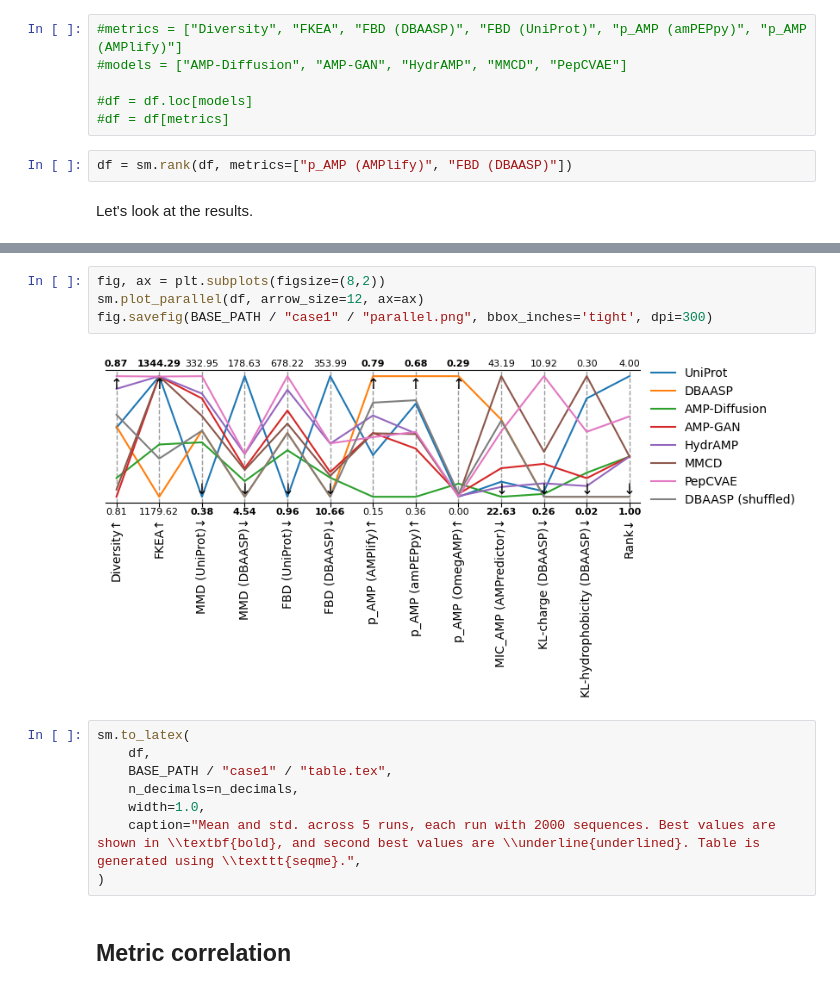
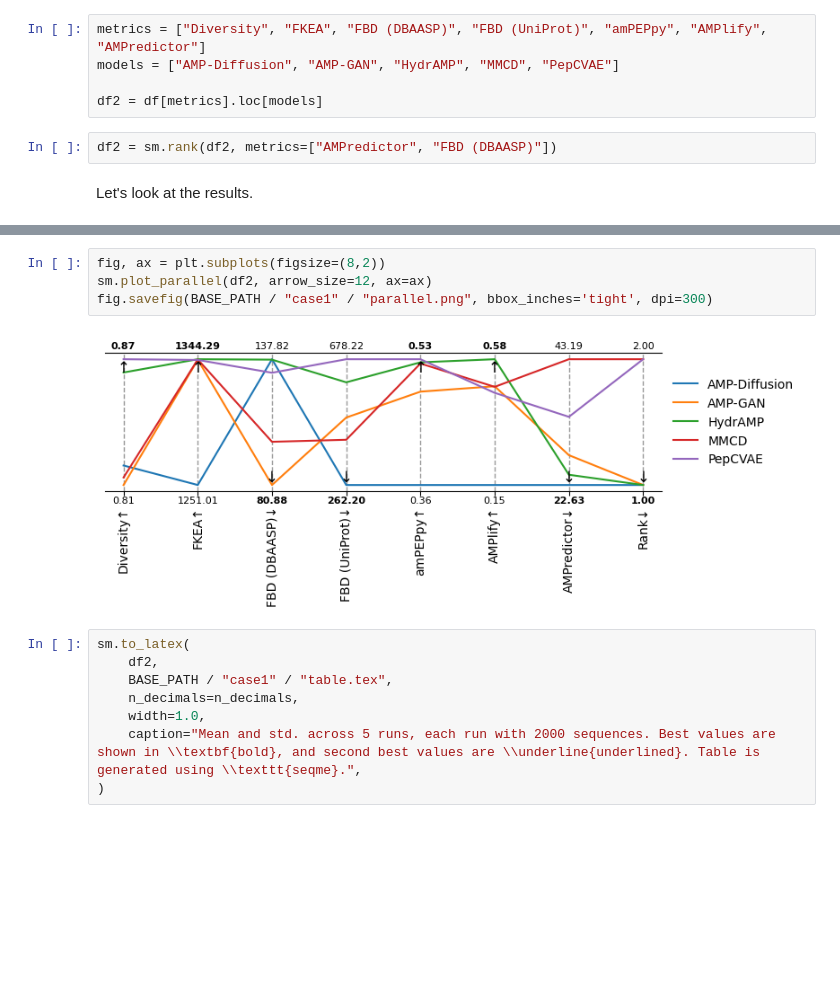
Before and after one commit to szczurek-lab/seqme-reproducibility, a Jupyter notebook: notebooks/1_benchmark.ipynb, the cells around one changed output, grey strips where cells are left out. Saved outputs shown, nothing was run; the diff lists cells and outputs as text; blank space fills up the shorter version.

```diff
--- a/notebooks/1_benchmark.ipynb
+++ b/notebooks/1_benchmark.ipynb
@@ -219,13 +588,12 @@ sm.to_pickle(cache.get(), CACHE_PATH)
 # %%
 df = sm.read_pickle(BENCHMARK_DF_PATH)
 # %%
-#metrics = ["Diversity", "FKEA", "FBD (DBAASP)", "FBD (UniProt)", "p_AMP (amPEPpy)", "p_AMP (AMPlify)"]
-#models = ["AMP-Diffusion", "AMP-GAN", "HydrAMP", "MMCD", "PepCVAE"]
+metrics = ["Diversity", "FKEA", "FBD (DBAASP)", "FBD (UniProt)", "amPEPpy", "AMPlify", "AMPredictor"]
+models = ["AMP-Diffusion", "AMP-GAN", "HydrAMP", "MMCD", "PepCVAE"]
 
-#df = df.loc[models]
-#df = df[metrics]
+df2 = df[metrics].loc[models]
 # %%
-df = sm.rank(df, metrics=["p_AMP (AMPlify)", "FBD (DBAASP)"])
+df2 = sm.rank(df2, metrics=["AMPredictor", "FBD (DBAASP)"])
 # %% [markdown]
 Let's look at the results.
 # %%
@@ -244,16 +609,14 @@ sm.show(df, color_style="bar", n_decimals=n_decimals)
 # %%
 fig, ax = plt.subplots(figsize=(8,2))
-sm.plot_parallel(df, arrow_size=12, ax=ax)
+sm.plot_parallel(df2, arrow_size=12, ax=ax)
 fig.savefig(BASE_PATH / "case1" / "parallel.png", bbox_inches='tight', dpi=300)
 # %% [output]
-[figure, old version]
+[figure, new version]
 # %%
 sm.to_latex(
-    df,
+    df2,
     BASE_PATH / "case1" / "table.tex",
     n_decimals=n_decimals,
     width=1.0,
     caption="Mean and std. across 5 runs, each run with 2000 sequences. Best values are shown in \\textbf{bold}, and second best values are \\underline{underlined}. Table is generated using \\texttt{seqme}.",
 )
-# %% [markdown]
-## Metric correlation
```
Also changed, not shown: parts of 53 cells of this notebook, 3 other files.
